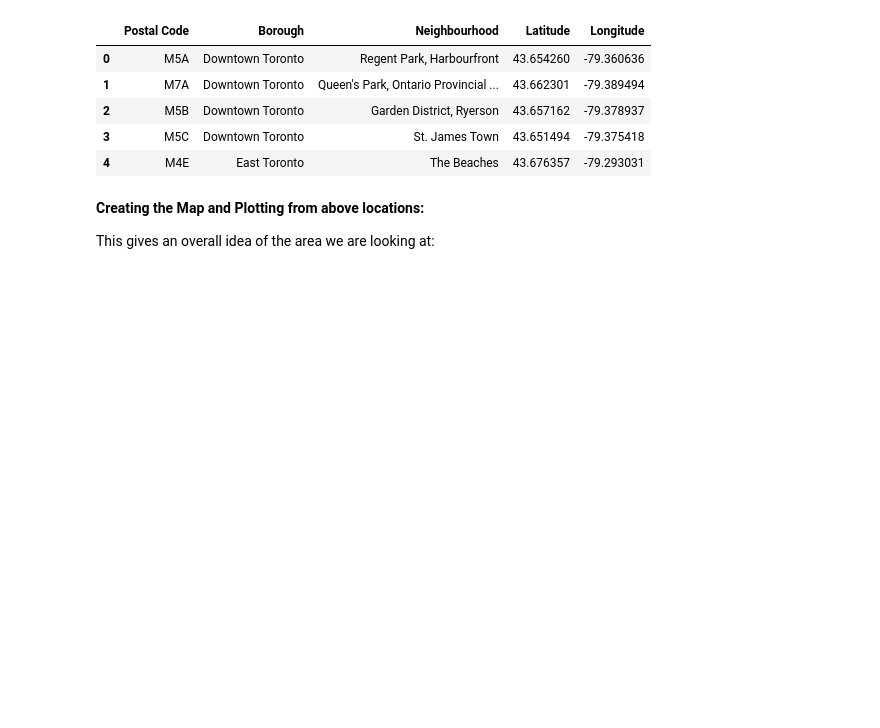
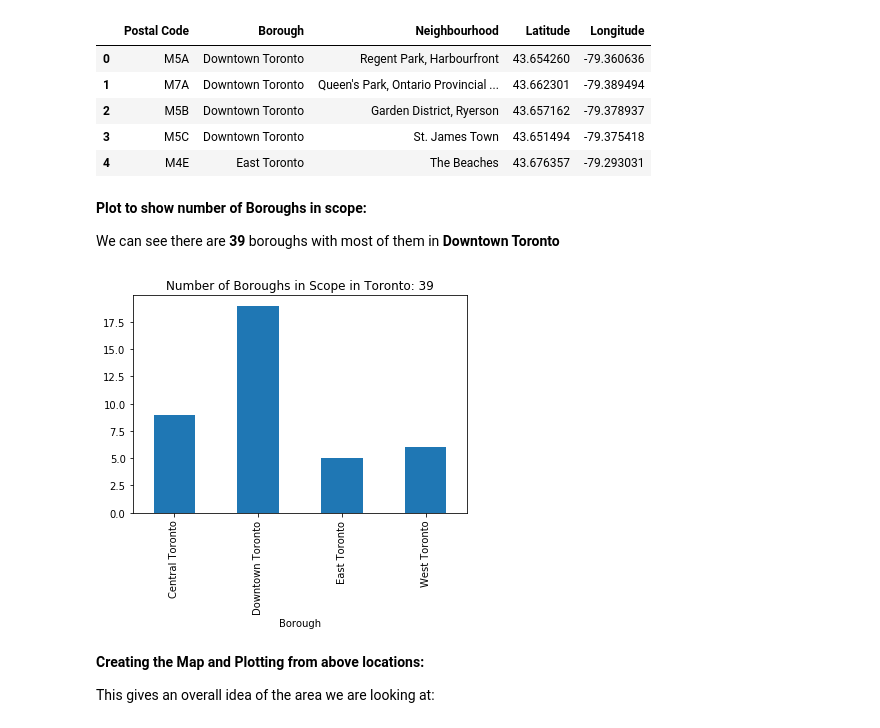
Before and after one commit to barathevergreen/Coursera_Capstone, a Jupyter notebook: wk4_Capstone_Toronto_Folium_v1.0.ipynb, the cells around one changed output. Saved outputs shown, nothing was run; the diff lists cells and outputs as text; code cells hidden in the pictures; blank space fills up the shorter version.

```diff
--- a/wk4_Capstone_Toronto_Folium_v1.0.ipynb
+++ b/wk4_Capstone_Toronto_Folium_v1.0.ipynb
@@ -98,6 +100,19 @@ toronto_df.head()
 | 2 | M5B | Downtown Toronto | Garden District, Ryerson | 43.657162 | -79.378937 |
 | 3 | M5C | Downtown Toronto | St. James Town | 43.651494 | -79.375418 |
 | 4 | M4E | East Toronto | The Beaches | 43.676357 | -79.293031 |
+# %% [markdown]
+__Plot to show number of Boroughs in scope:__
+
+We can see there are __39__ boroughs with most of them in __Downtown Toronto__
+# %%
+grp = toronto_df.groupby('Borough').count()
+grp = grp['Neighbourhood']
+# %%
+grp.plot(kind = 'bar')
+plt.title('Number of Boroughs in Scope in Toronto: '+str(toronto_df.shape[0]))
+plt.show()
+# %% [output]
+[figure, added]
 # %% [markdown]
 __Creating the Map and Plotting from above locations:__
 
```
Also changed, not shown: parts of 6 cells of this notebook.
